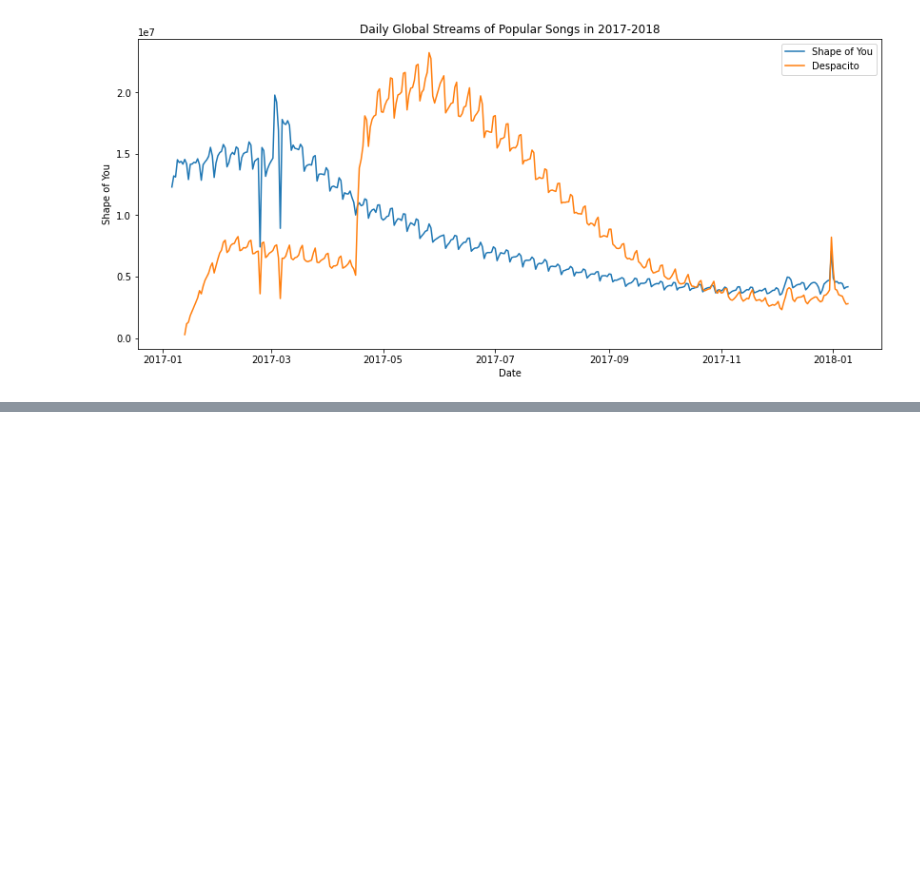
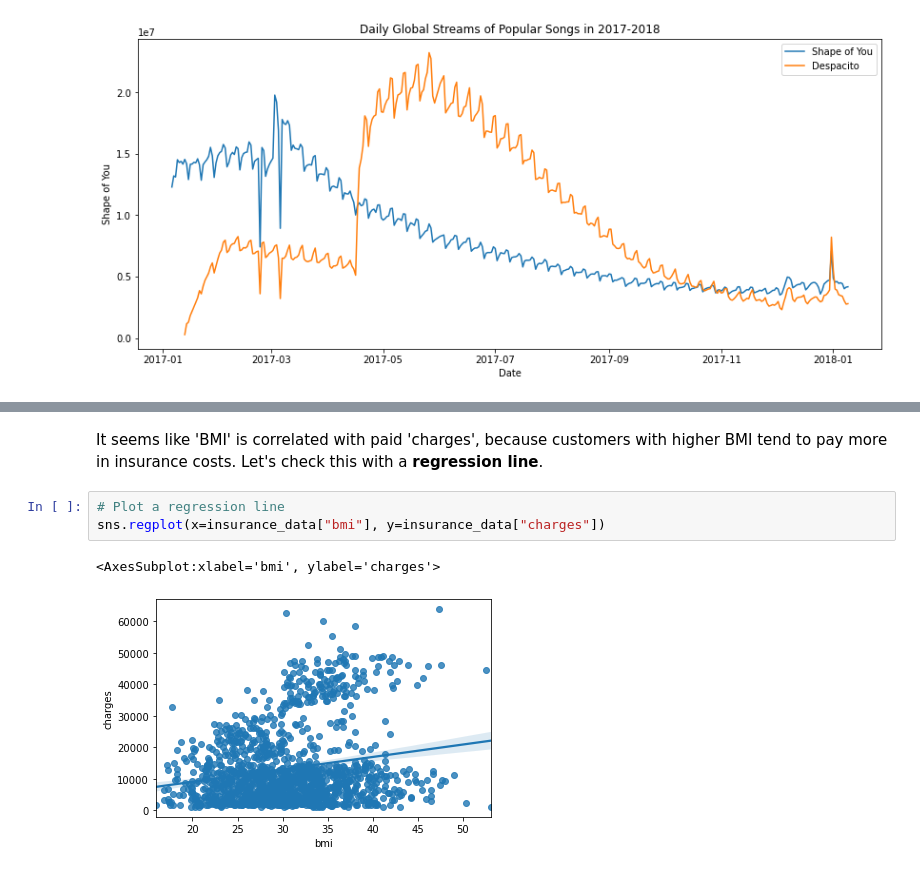
Before and after one commit to avillalbacantero/tutorials, a Jupyter notebook: DataVisualization/Seaborn/DataViz_Seaborn_Kaggle.ipynb, the cells around one changed output, grey strips where cells are left out. Drawn from its saved outputs; the diff is of its cells as text; blank space fills up the shorter version.

```diff
--- a/DataVisualization/Seaborn/DataViz_Seaborn_Kaggle.ipynb
+++ b/DataVisualization/Seaborn/DataViz_Seaborn_Kaggle.ipynb
@@ -102,0 +171,8 @@ Text(0.5, 0, 'Date')
+# %% [markdown]
+It seems like 'BMI' is correlated with paid 'charges', because customers with higher BMI tend to pay more in insurance costs. Let's check this with a **regression line**.
+# %%
+# Plot a regression line
+sns.regplot(x=insurance_data["bmi"], y=insurance_data["charges"])
+# %% [output]
+<AxesSubplot:xlabel='bmi', ylabel='charges'>
+[figure, added]
```
Also changed, not shown: parts of 35 cells of this notebook, 6 other files.
